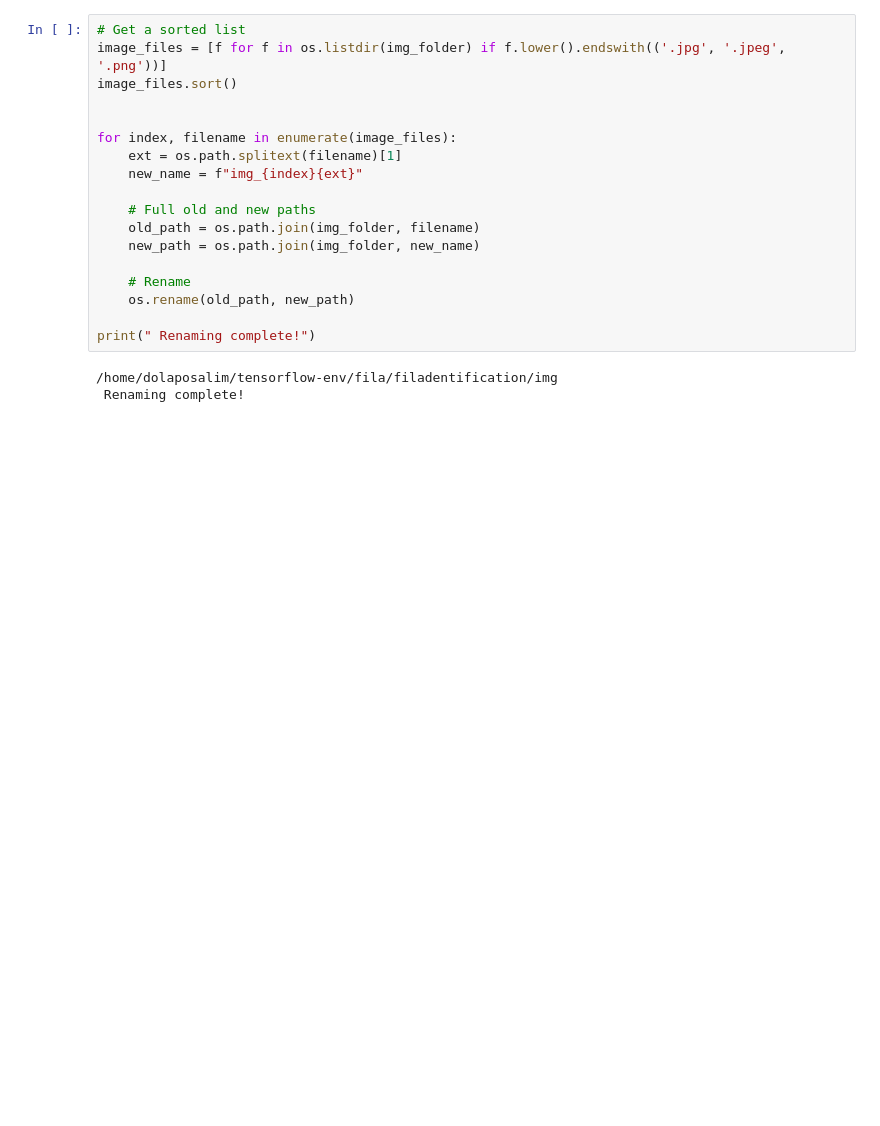
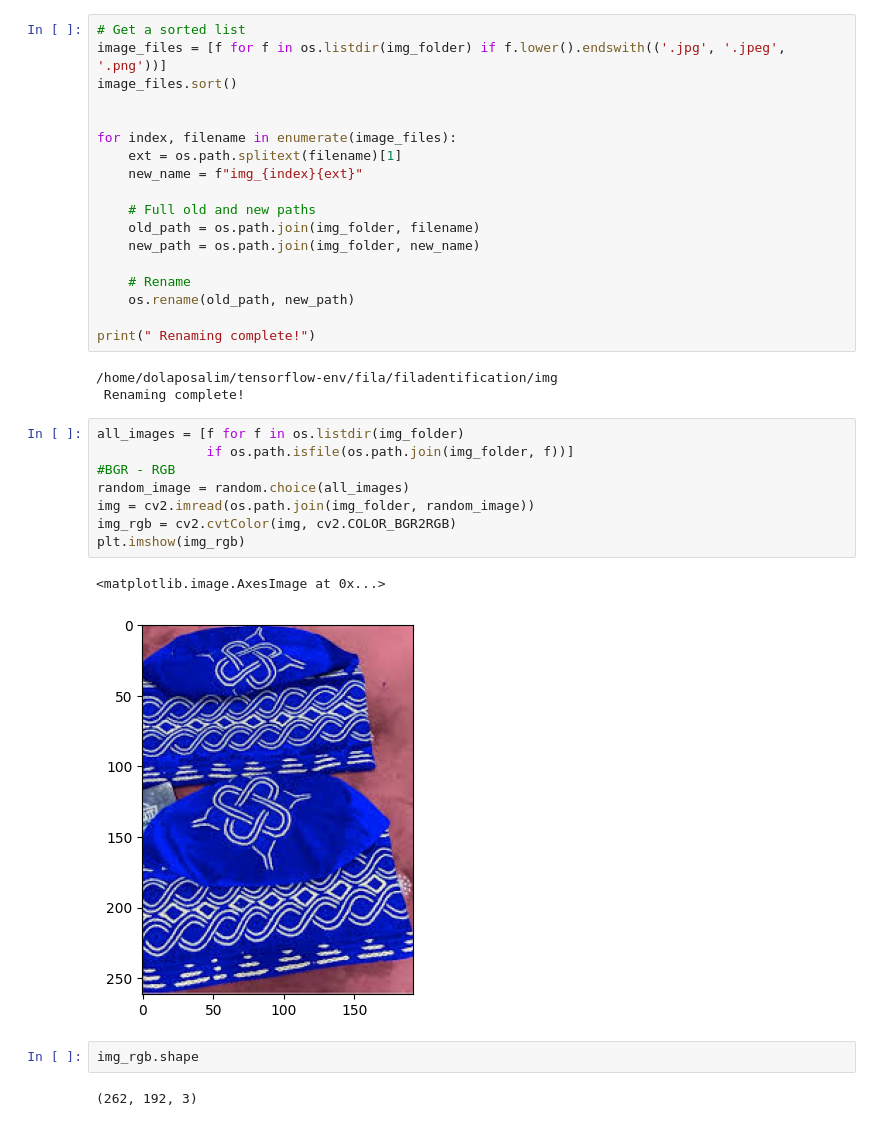
Before and after one commit to DolapoSalim/filadentification, a Jupyter notebook: scr/img-classifier.ipynb, the cells around one changed output. Drawn from its saved outputs; the diff is of its cells as text; blank space fills up the shorter version.

```diff
--- a/scr/img-classifier.ipynb
+++ b/scr/img-classifier.ipynb
@@ -131,3 +133,18 @@ print(" Renaming complete!")
 # %% [output]
 /home/dolaposalim/tensorflow-env/fila/filadentification/img
  Renaming complete!
+# %%
+all_images = [f for f in os.listdir(img_folder)
+              if os.path.isfile(os.path.join(img_folder, f))]
+#BGR - RGB
+random_image = random.choice(all_images)
+img = cv2.imread(os.path.join(img_folder, random_image))
+img_rgb = cv2.cvtColor(img, cv2.COLOR_BGR2RGB)
+plt.imshow(img_rgb)
+# %% [output]
+<matplotlib.image.AxesImage at 0x...>
+[figure, added]
+# %%
+img_rgb.shape
+# %% [output]
+(262, 192, 3)
```
Also changed, not shown: parts of 1 cell of this notebook.
